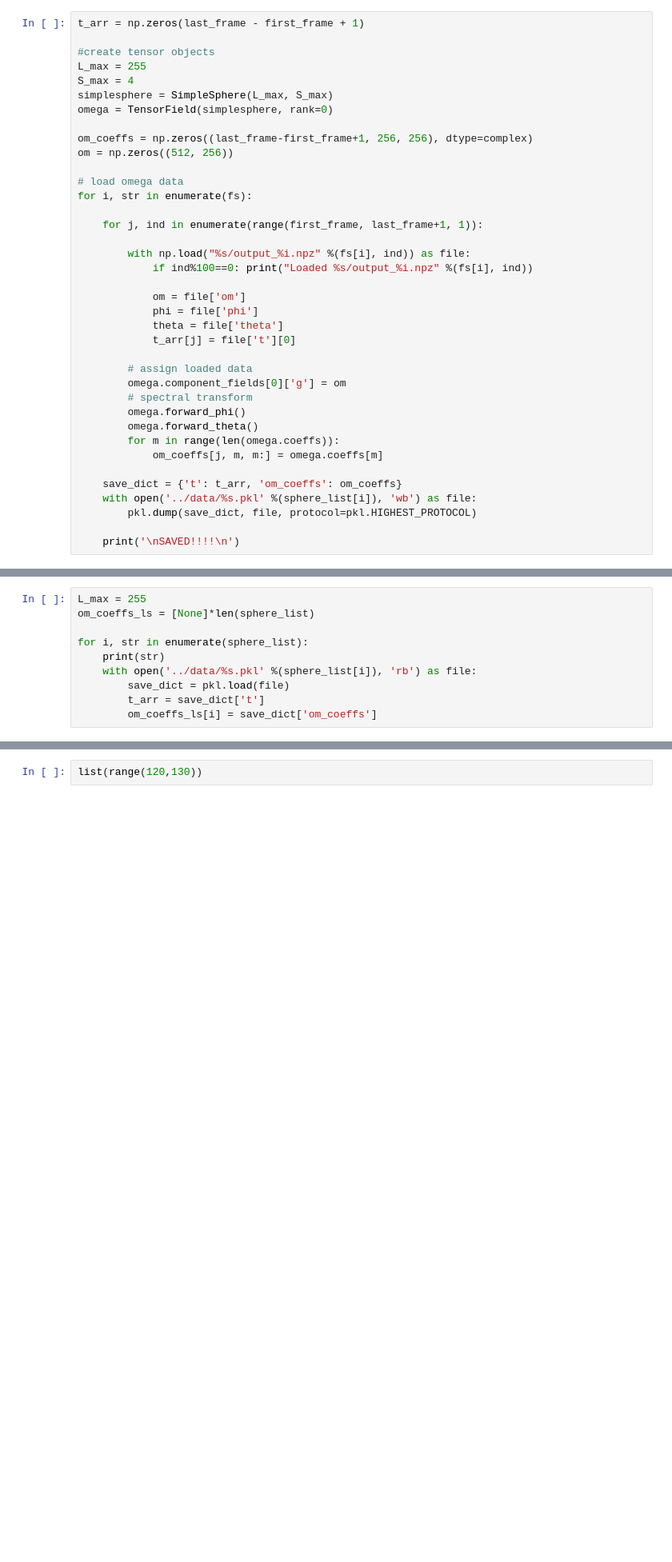
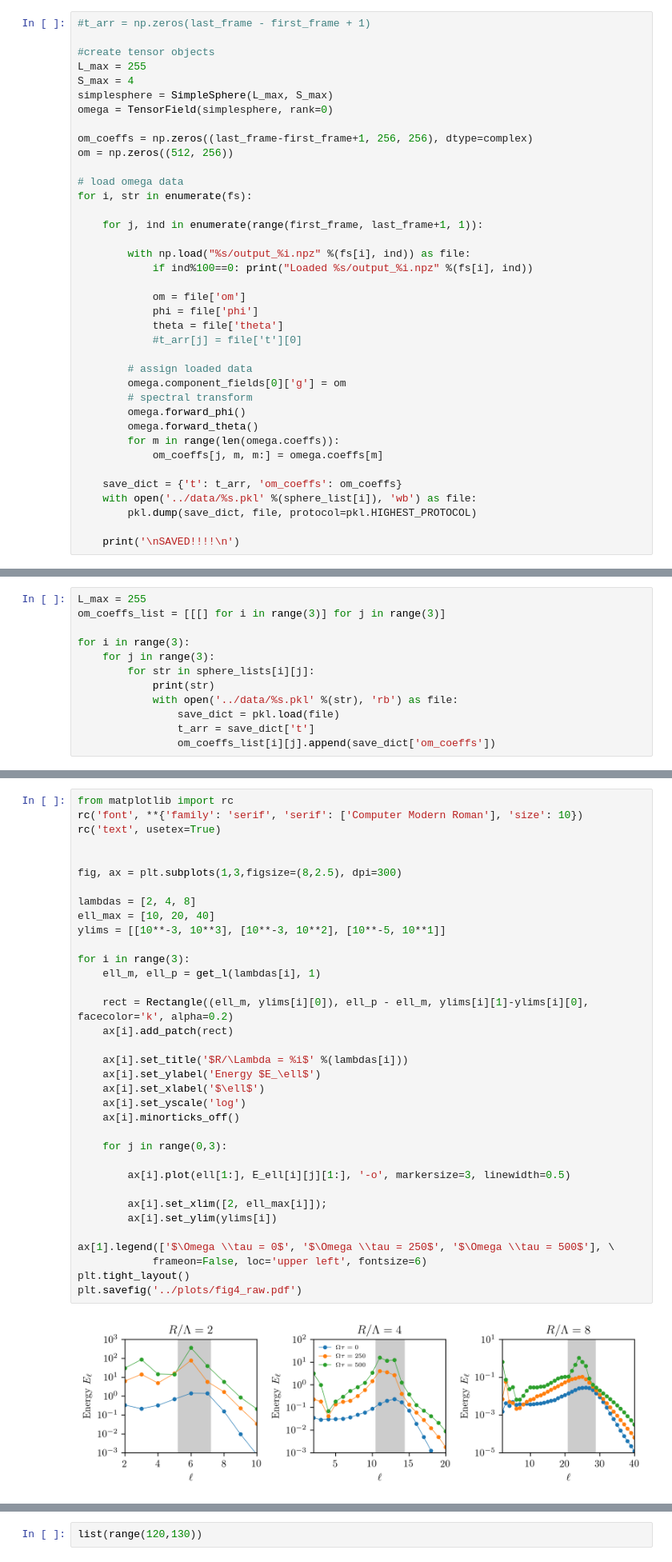
Before and after one commit to rohitsupekar/active_matter_spheres, a Jupyter notebook: scripts/jupyter/make_figure4.ipynb, the cells around one changed output, grey strips where cells are left out. Shown: that part at 80% size. Saved outputs shown, nothing was run; the diff lists cells and outputs as text; blank space fills up the shorter version.

```diff
--- a/scripts/jupyter/make_figure5.ipynb
+++ b/scripts/jupyter/make_figure4.ipynb
@@ -52,7 +61,7 @@ def get_l(Lmid, kappa):
 
     return l_m, l_p
 # %%
-t_arr = np.zeros(last_frame - first_frame + 1)
+#t_arr = np.zeros(last_frame - first_frame + 1)
 
 #create tensor objects
 L_max = 255
@@ -74,7 +83,7 @@ for i, str in enumerate(fs):
             om = file['om']
             phi = file['phi']
             theta = file['theta']
-            t_arr[j] = file['t'][0]
+            #t_arr[j] = file['t'][0]
 
         # assign loaded data
         omega.component_fields[0]['g'] = om
@@ -109,12 +118,14 @@ Loaded /Volumes/ExtDrive/data/sphere135/output_1000.npz
 SAVED!!!!
 # %%
 L_max = 255
-om_coeffs_ls = [None]*len(sphere_list)
+om_coeffs_list = [[[] for i in range(3)] for j in range(3)]
 
-for i, str in enumerate(sphere_list):
-    print(str)
-    with open('../data/%s.pkl' %(sphere_list[i]), 'rb') as file:
-        save_dict = pkl.load(file)
-        t_arr = save_dict['t']
-        om_coeffs_ls[i] = save_dict['om_coeffs']
+for i in range(3):
+    for j in range(3):
+        for str in sphere_lists[i][j]:
+            print(str)
+            with open('../data/%s.pkl' %(str), 'rb') as file:
+                save_dict = pkl.load(file)
+                t_arr = save_dict['t']
+                om_coeffs_list[i][j].append(save_dict['om_coeffs'])
 # %% [output]
@@ -130,0 +191,37 @@ sphere129
+# %%
+from matplotlib import rc
+rc('font', **{'family': 'serif', 'serif': ['Computer Modern Roman'], 'size': 10})
+rc('text', usetex=True)
+
+
+fig, ax = plt.subplots(1,3,figsize=(8,2.5), dpi=300)
+
+lambdas = [2, 4, 8]
+ell_max = [10, 20, 40]
+ylims = [[10**-3, 10**3], [10**-3, 10**2], [10**-5, 10**1]]
+
+for i in range(3):
+    ell_m, ell_p = get_l(lambdas[i], 1)
+
+    rect = Rectangle((ell_m, ylims[i][0]), ell_p - ell_m, ylims[i][1]-ylims[i][0], facecolor='k', alpha=0.2)
+    ax[i].add_patch(rect)
+
+    ax[i].set_title('$R/\Lambda = %i$' %(lambdas[i]))
+    ax[i].set_ylabel('Energy $E_\ell$')
+    ax[i].set_xlabel('$\ell$')
+    ax[i].set_yscale('log')
+    ax[i].minorticks_off()
+
+    for j in range(0,3):
+
+        ax[i].plot(ell[1:], E_ell[i][j][1:], '-o', markersize=3, linewidth=0.5)
+
+        ax[i].set_xlim([2, ell_max[i]]);
+        ax[i].set_ylim(ylims[i])
+
+ax[1].legend(['$\Omega \\tau = 0$', '$\Omega \\tau = 250$', '$\Omega \\tau = 500$'], \
+            frameon=False, loc='upper left', fontsize=6)
+plt.tight_layout()
+plt.savefig('../plots/fig4_raw.pdf')
+# %% [output]
+[figure, added]
```
Also changed, not shown: parts of 6 cells of this notebook.
